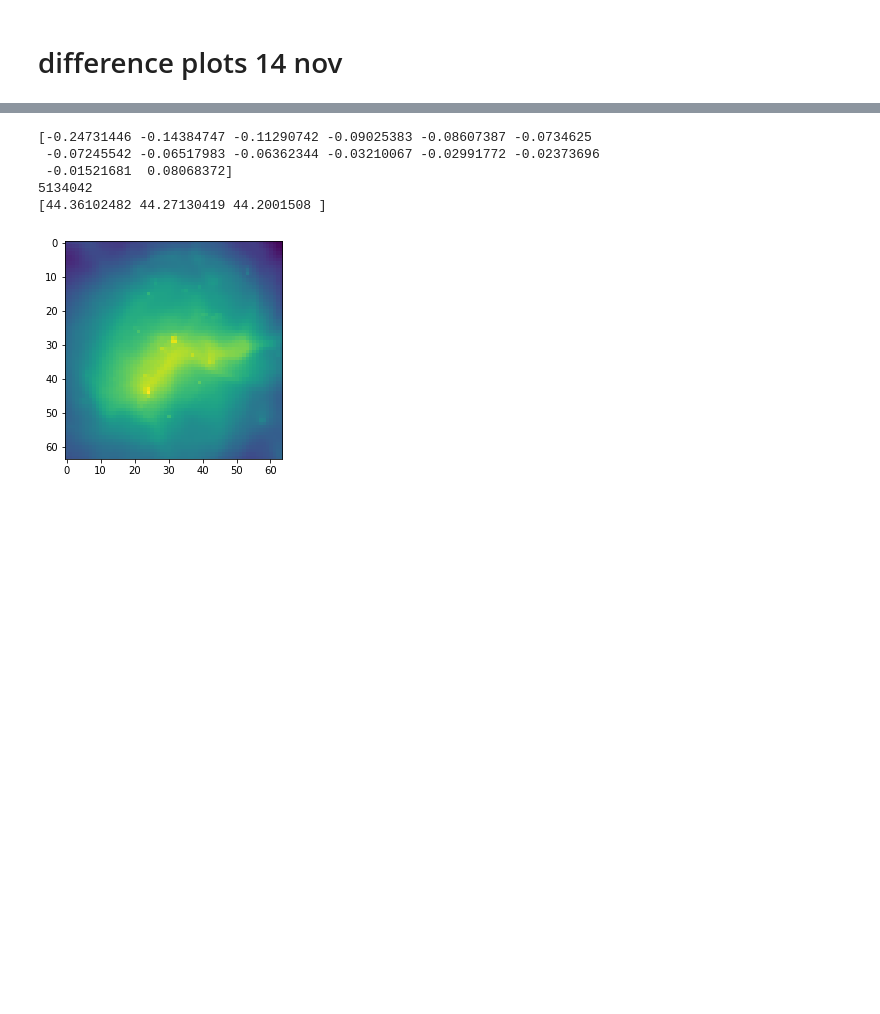
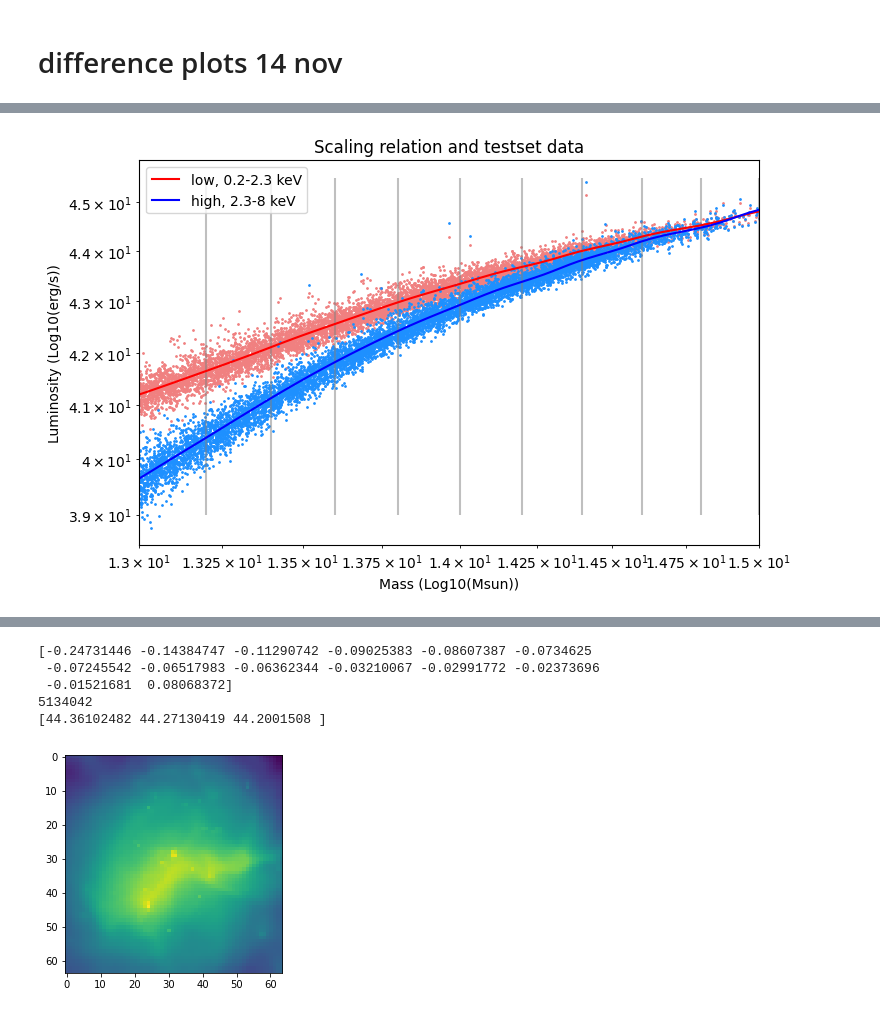
Before and after one commit to woutervantol/scriptie2, a Jupyter notebook: plots.ipynb, the cells around one changed output, grey strips where cells are left out. Cells and saved outputs as stored; diff of their text form; code cells hidden in the pictures; blank space fills up the shorter version.

```diff
--- a/plots.ipynb
+++ b/plots.ipynb
@@ -126,0 +140,34 @@ plt.show()
+# %%
+data.load_dataset(p_to_filename(p) + "big2")
+# %%
+spl_low = np.load(f"{p['model_path']}/spline_fit_low.npy", allow_pickle=True)[()]
+spl_high = np.load(f"{p['model_path']}/spline_fit_high.npy", allow_pickle=True)[()]
+
+plt.figure(figsize=(8, 5))
+masses = np.log10(data.soap_file[f"{data.selection_type}/TotalMass"][()][data.indices])
+lum_low = np.log10(data.soap_file[f"{data.selection_type}/XRayLuminosityWithoutRecentAGNHeating"][()][data.indices][:,0])
+lum_high = np.log10(data.soap_file[f"{data.selection_type}/XRayLuminosityWithoutRecentAGNHeating"][()][data.indices][:,1])
+plt.scatter(masses, lum_low, color="lightcoral", s=1, alpha=1)
+plt.scatter(masses, lum_high, color="dodgerblue", s=1, alpha=1)
+
+y = np.linspace(39.0, 45.5, 100)
+x_low = spl_low(y)
+x_high = spl_high(y)
+
+nr_bins=10
+bin_edges = np.log10(np.logspace(np.min(masses), np.max(masses), nr_bins+1))
+plt.vlines(bin_edges, 39, 45.5, color="gray", alpha=0.5)
+
+plt.plot(x_low, y, color="red", label="low, 0.2-2.3 keV")
+plt.plot(x_high, y, color="blue", label="high, 2.3-8 keV")
+plt.xlim(13, 15)
+plt.xscale("log")
+plt.yscale("log")
+plt.xlabel("Mass (Log10(Msun))")
+plt.ylabel("Luminosity (Log10(erg/s))")
+plt.title("Scaling relation and testset data")
+plt.legend()
+plt.savefig("ScalingRelation", dpi=300)
+plt.show()
+# %% [output]
+[figure, added]
```
Also changed, not shown: parts of 9 cells of this notebook, 6 other files.
